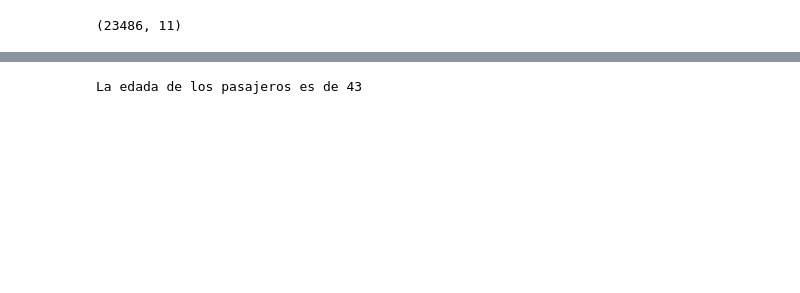
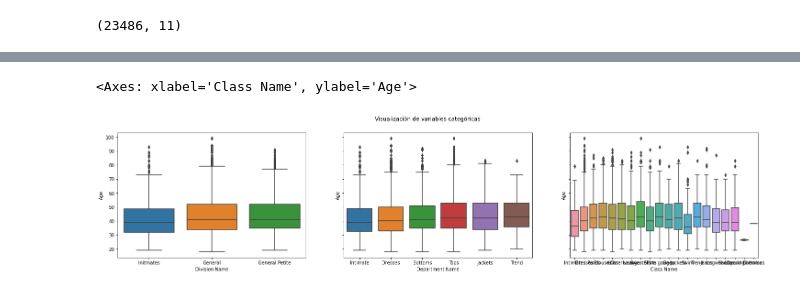
Before and after one commit to TifannyA/Lab3-Miner-a, a Jupyter notebook: Lab_3.ipynb, the cells around one changed output, grey strips where cells are left out. Drawn from its saved outputs; the diff is of its cells as text; code cells hidden in the pictures; blank space fills up the shorter version.

```diff
--- a/Lab_3.ipynb
+++ b/Lab_3.ipynb
@@ -117,5 +23,0 @@ sns.boxplot(data=datos["Recuento de comentarios positivos"], orient="h")
-# %%
-#Muestra histograma de las edades
-plt.rcParams["figure.figsize"]=(25,25)
-df.drop(['Age'],axis=1).hist()
-plt.show()
@@ -146,6 +23,0 @@ display(datos)
-# %%
-#Promedio de las edades
-promedio_edad=round(df['Age'].mean())
-print(f'La edad promedio es de {promedio_edad}')
-# %% [output]
-La edada de los pasajeros es de 43
@@ -151,0 +31,9 @@ La edada de los pasajeros es de 43
+# %%
+fig,axes=plt.subplots(1,3,figsize=(25,5),sharey=True)
+fig.suptitle('Visualización de variables categóricas')
+sns.boxplot(x='Division Name',y='Age',data=df,ax=axes[0])
+sns.boxplot(x='Department Name',y='Age',data=df,ax=axes[1])
+sns.boxplot(x='Class Name',y='Age',data=df,ax=axes[2])
+# %% [output]
+<Axes: xlabel='Class Name', ylabel='Age'>
+[figure, added]
```
Also changed, not shown: parts of 43 cells of this notebook.
